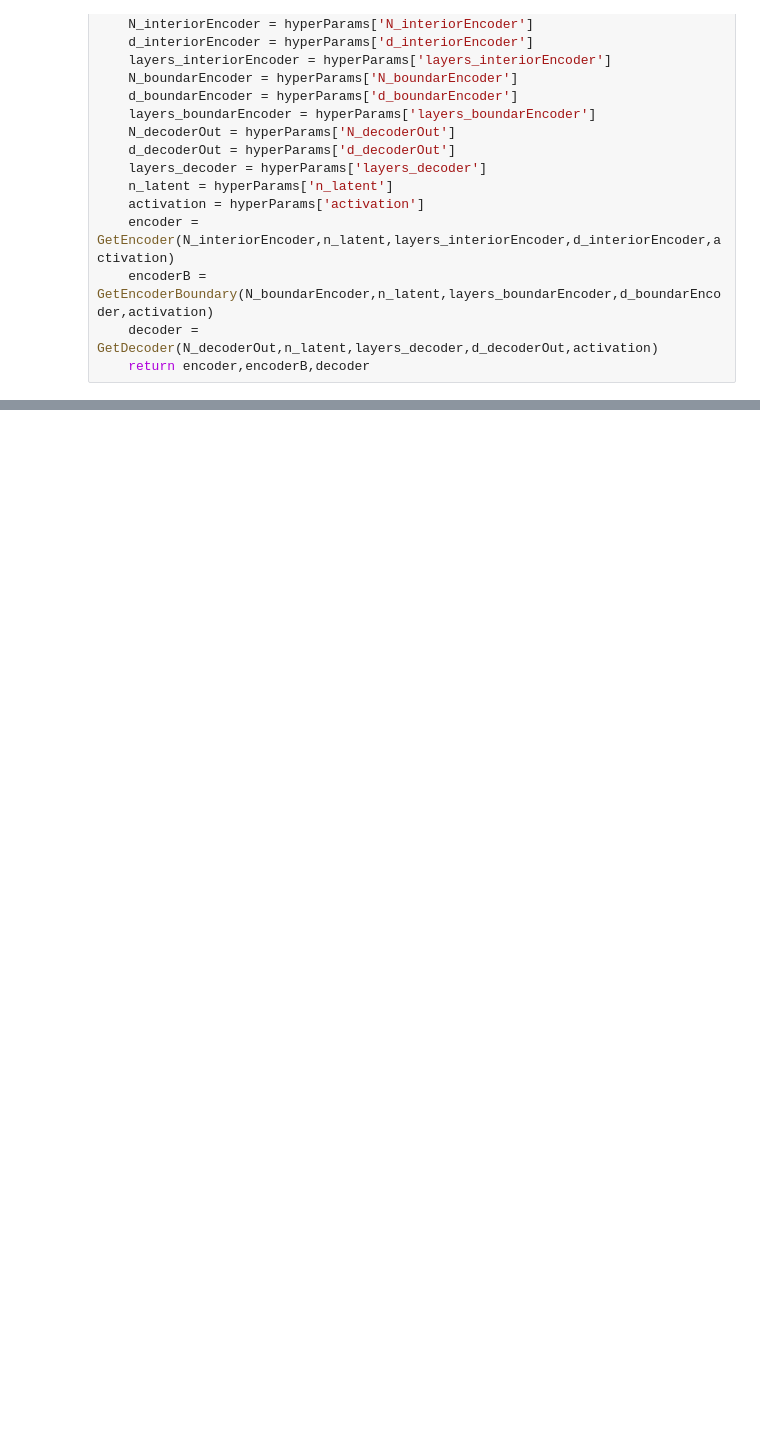
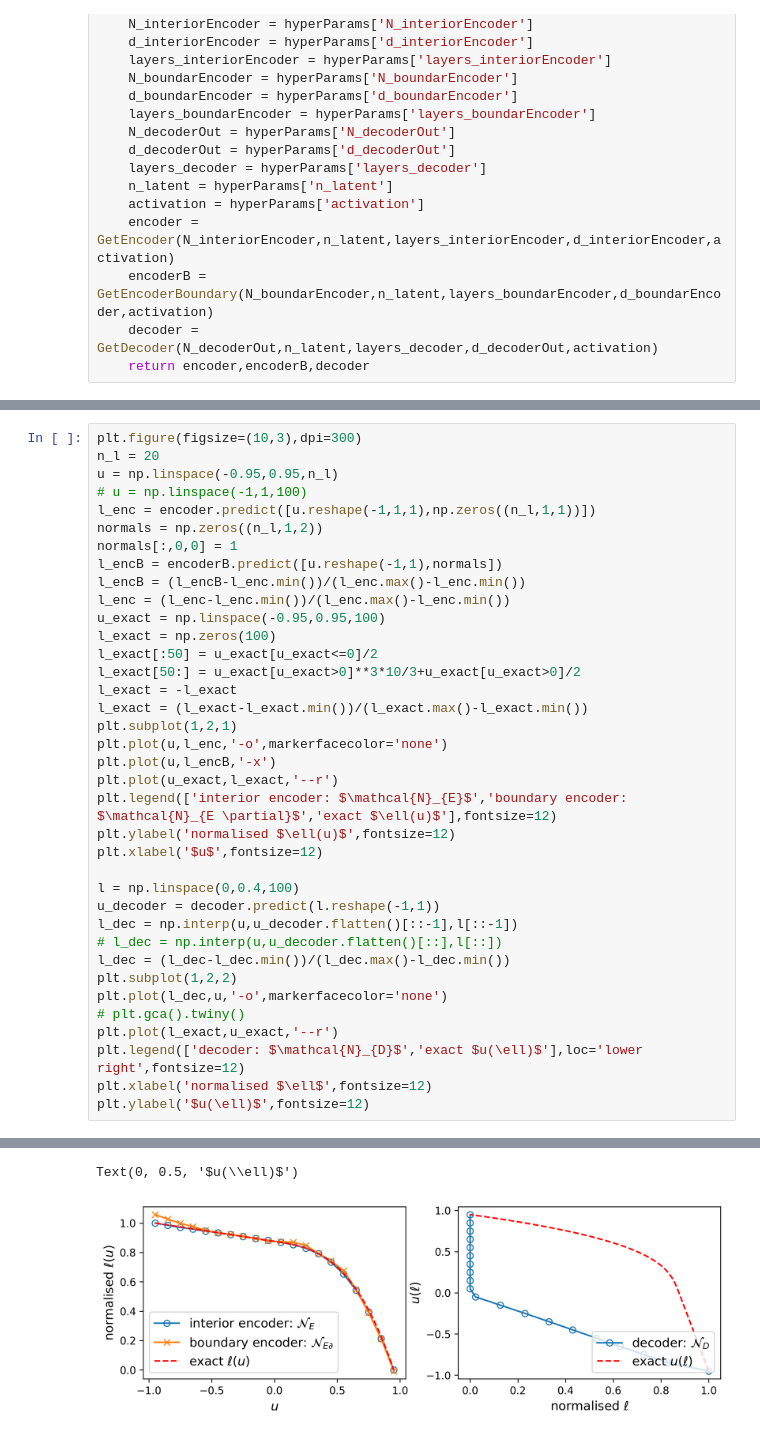
Before and after one commit to jh6220/SINNs-FEM, a Jupyter notebook: SINNs_FEM_implementation.ipynb, the cells around one changed output, grey strips where cells are left out. Saved outputs shown, nothing was run; the diff lists cells and outputs as text; blank space fills up the shorter version.

```diff
--- a/SINNs_FEM_implementation.ipynb
+++ b/SINNs_FEM_implementation.ipynb
@@ -975,0 +994,38 @@ Line #      Hits         Time  Per Hit   % Time  Line Contents
+# %%
+plt.figure(figsize=(10,3),dpi=300)
+n_l = 20
+u = np.linspace(-0.95,0.95,n_l)
+# u = np.linspace(-1,1,100)
+l_enc = encoder.predict([u.reshape(-1,1,1),np.zeros((n_l,1,1))])
+normals = np.zeros((n_l,1,2))
+normals[:,0,0] = 1
+l_encB = encoderB.predict([u.reshape(-1,1),normals])
+l_encB = (l_encB-l_enc.min())/(l_enc.max()-l_enc.min())
+l_enc = (l_enc-l_enc.min())/(l_enc.max()-l_enc.min())
+u_exact = np.linspace(-0.95,0.95,100)
+l_exact = np.zeros(100)
+l_exact[:50] = u_exact[u_exact<=0]/2
+l_exact[50:] = u_exact[u_exact>0]**3*10/3+u_exact[u_exact>0]/2
+l_exact = -l_exact
+l_exact = (l_exact-l_exact.min())/(l_exact.max()-l_exact.min())
+plt.subplot(1,2,1)
+plt.plot(u,l_enc,'-o',markerfacecolor='none')
+plt.plot(u,l_encB,'-x')
+plt.plot(u_exact,l_exact,'--r')
+plt.legend(['interior encoder: $\mathcal{N}_{E}$','boundary encoder: $\mathcal{N}_{E \partial}$','exact $\ell(u)$'],fontsize=12)
+plt.ylabel('normalised $\ell(u)$',fontsize=12)
+plt.xlabel('$u$',fontsize=12)
+
+l = np.linspace(0,0.4,100)
+u_decoder = decoder.predict(l.reshape(-1,1))
+l_dec = np.interp(u,u_decoder.flatten()[::-1],l[::-1])
+# l_dec = np.interp(u,u_decoder.flatten()[::],l[::])
+l_dec = (l_dec-l_dec.min())/(l_dec.max()-l_dec.min())
+plt.subplot(1,2,2)
+plt.plot(l_dec,u,'-o',markerfacecolor='none')
+# plt.gca().twiny()
+plt.plot(l_exact,u_exact,'--r')
+plt.legend(['decoder: $\mathcal{N}_{D}$','exact $u(\ell)$'],loc='lower right',fontsize=12)
+plt.xlabel('normalised $\ell$',fontsize=12)
+plt.ylabel('$u(\ell)$',fontsize=12)
+# %% [output]
@@ -975,0 +1035,2 @@ Line #      Hits         Time  Per Hit   % Time  Line Contents
+Text(0, 0.5, '$u(\\ell)$')
+[figure, added]
```
Also changed, not shown: parts of 16 cells of this notebook, 23 other files.
